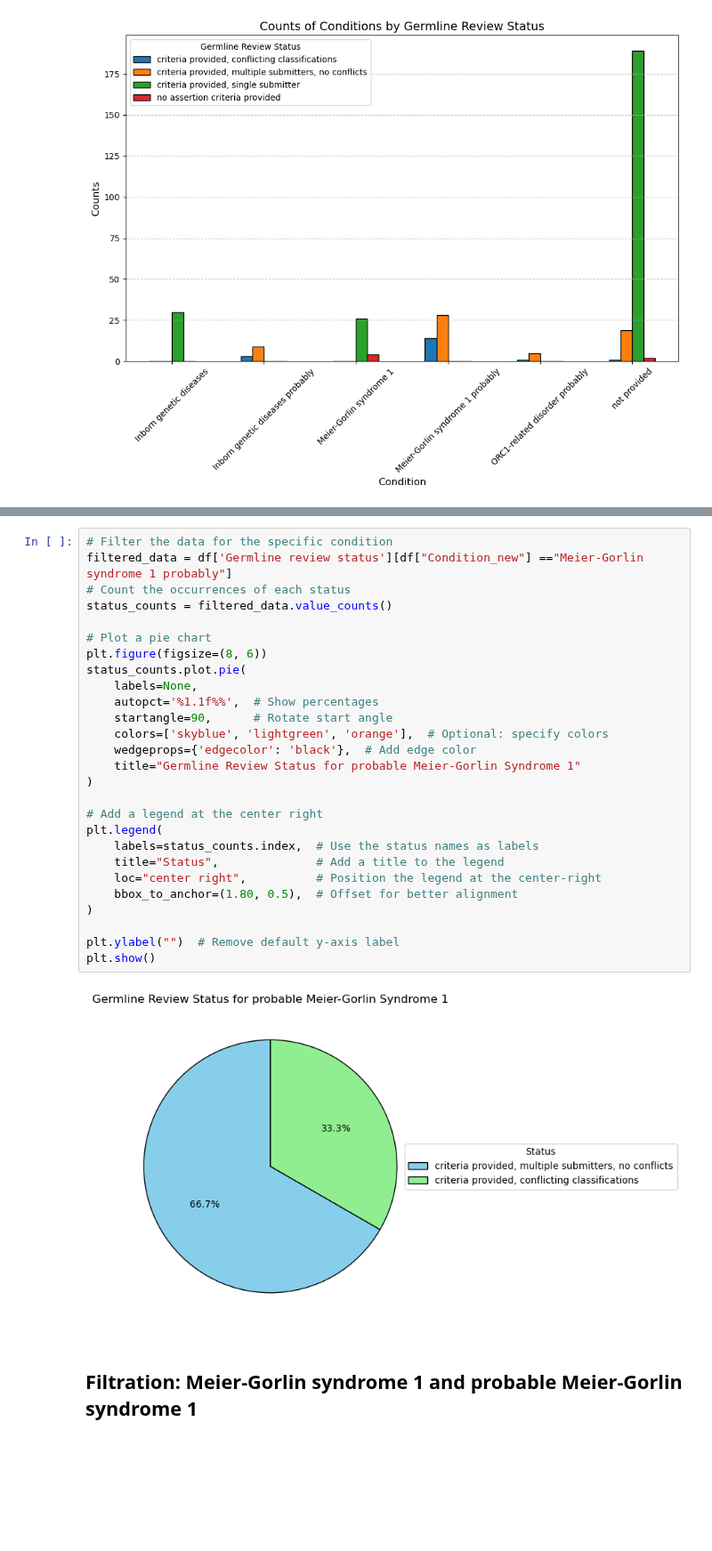
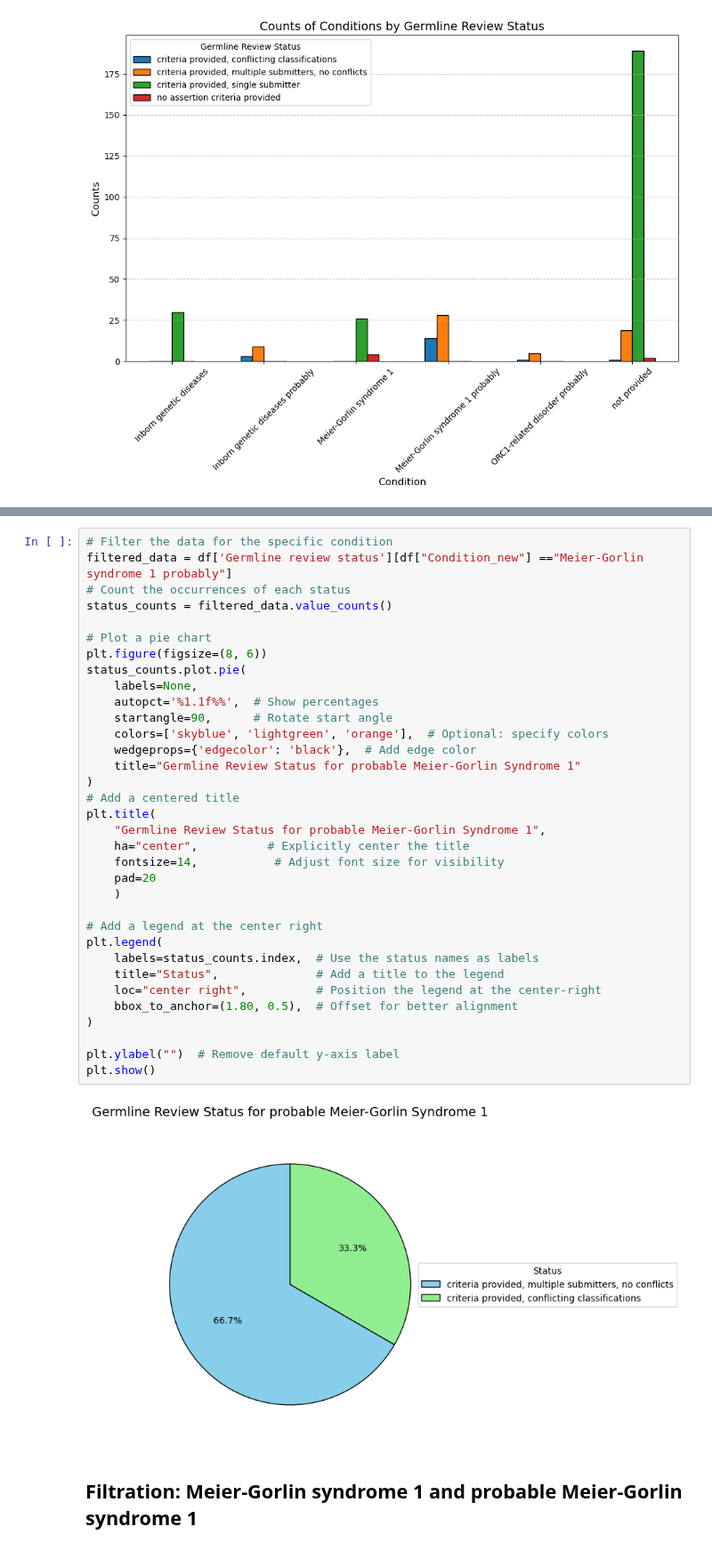
Before and after one commit to Lopatushka/ORC1, a Jupyter notebook: clinvar_analysis.ipynb, the cells around one changed output, grey strips where cells are left out. Shown at 89% size. Saved outputs shown, nothing was run; the diff lists cells and outputs as text; blank space fills up the shorter version.

```diff
--- a/clinvar_analysis.ipynb
+++ b/clinvar_analysis.ipynb
@@ -151,32 +279,39 @@ plt.show()
 # %%
 # Filter the data for the specific condition
 filtered_data = df['Germline review status'][df["Condition_new"] =="Meier-Gorlin syndrome 1 probably"]
 # Count the occurrences of each status
 status_counts = filtered_data.value_counts()
 
 # Plot a pie chart
 plt.figure(figsize=(8, 6))
 status_counts.plot.pie(
     labels=None,
     autopct='%1.1f%%',  # Show percentages
     startangle=90,      # Rotate start angle
     colors=['skyblue', 'lightgreen', 'orange'],  # Optional: specify colors
     wedgeprops={'edgecolor': 'black'},  # Add edge color
     title="Germline Review Status for probable Meier-Gorlin Syndrome 1"
 )
+# Add a centered title
+plt.title(
+    "Germline Review Status for probable Meier-Gorlin Syndrome 1",
+    ha="center",          # Explicitly center the title
+    fontsize=14,           # Adjust font size for visibility
+    pad=20
+    )
 
 # Add a legend at the center right
 plt.legend(
     labels=status_counts.index,  # Use the status names as labels
     title="Status",              # Add a title to the legend
     loc="center right",          # Position the legend at the center-right
     bbox_to_anchor=(1.80, 0.5),  # Offset for better alignment
 )
 
 plt.ylabel("")  # Remove default y-axis label
 plt.show()
 # %% [output]
-[figure, old version]
+[figure, new version]
 # %% [markdown]
 ## Filtration: Meier-Gorlin syndrome 1 and probable Meier-Gorlin syndrome 1
 # %%
```
Also changed, not shown: parts of 15 cells of this notebook.
